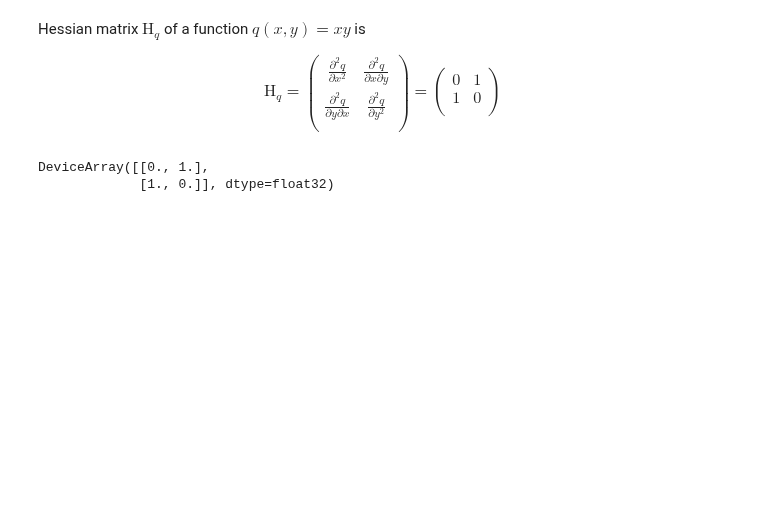
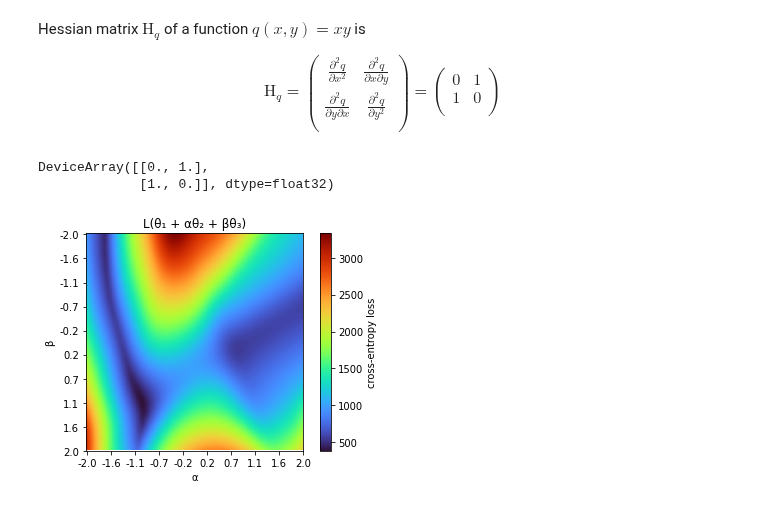
Before and after one commit to jancervenka/notebooks, a Jupyter notebook: jax_hessian.ipynb, the cells around one changed output. Cells and saved outputs as stored; diff of their text form; code cells hidden in the pictures; blank space fills up the shorter version.

```diff
--- a/jax_hessian.ipynb
+++ b/jax_hessian.ipynb
@@ -92,0 +161,4 @@ DeviceArray([[0., 1.],
+# %%
+loss = partial(
+    cross_entropy_loss_flat, shapes=shapes, X=X, y=y
+)
@@ -92,0 +169,41 @@ DeviceArray([[0., 1.],
+# %%
+np.random.seed(43)
+flat_params_2 = np.random.randn(total_params)
+flat_params_3 = np.random.randn(total_params)
+# %%
+space = np.linspace(-2, 2, 100)
+losses = [
+    [
+        loss(
+            flat_params + alpha * flat_params_2 + beta * flat_params_3
+        )
+        for alpha in space
+    ] for beta in space
+]
+# %%
+def get_ticks(space):
+    return (
+        np.linspace(0, len(space), 10),
+        [f"{x:.1f}" for x in np.linspace(space.min(), space.max(), 10)]
+    )
+# %%
+plt.subplots(1, 1, figsize=(6, 4))
+
+plt.imshow(losses, cmap="turbo")
+plt.xticks(*get_ticks(space))
+plt.yticks(*get_ticks(space))
+plt.ylabel("β")
+plt.xlabel("α")
+plt.title("L(θ₁ + αθ₂ + βθ₃)")
+
+cbar = plt.colorbar()
+cbar.set_label("cross-entropy loss")
+
+fig_path = os.path.join(
+    usr, "Documents/site/assets/img/loss_map.svg"
+)
+plt.savefig(fig_path, transparent=True)
+
+plt.show()
+# %% [output]
+[figure, added]
```
Also changed, not shown: parts of 12 cells of this notebook.
